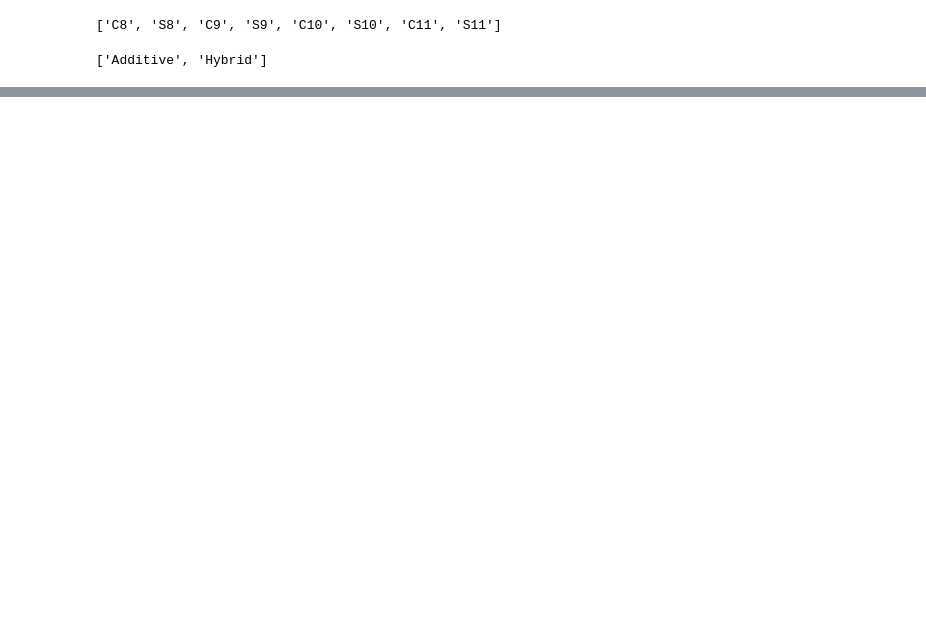
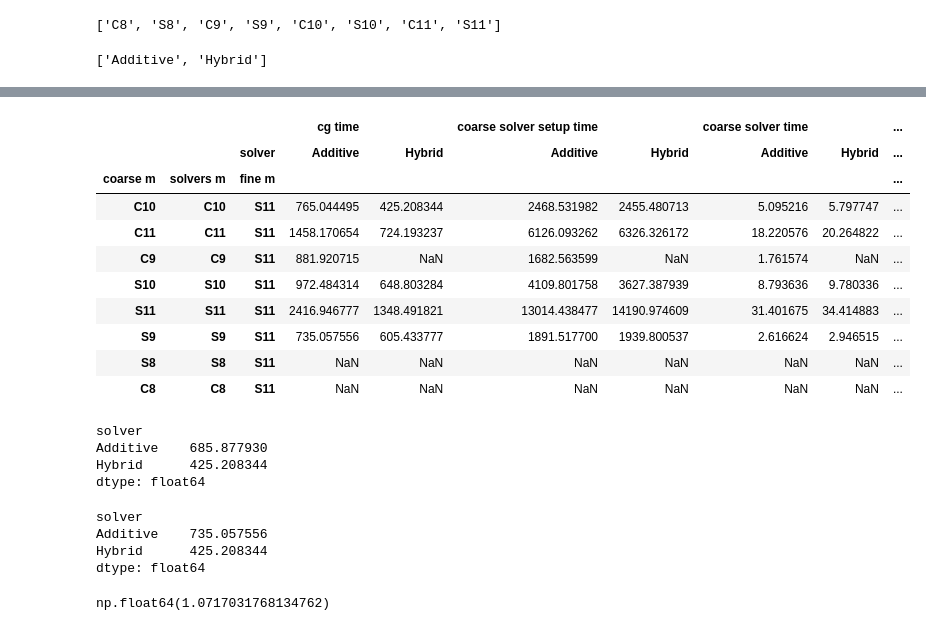
Before and after one commit to mgr0dzicki/dd-solvers, a Jupyter notebook: notebooks/parallelism_plots.ipynb, the cells around one changed output, grey strips where cells are left out. Cells and saved outputs as stored; diff of their text form; code cells hidden in the pictures; blank space fills up the shorter version.

```diff
--- a/notebooks/parallelism_plots.ipynb
+++ b/notebooks/parallelism_plots.ipynb
@@ -165,0 +168,33 @@ fig.savefig("../docs/images/parallelism_plots.svg", bbox_inches="tight")
+# %%
+classical_summary = summary[summary.index.get_level_values("coarse m") == summary.index.get_level_values("solvers m")]
+classical_summary
+# %% [output]
+|  |  |  | cg time |  | coarse solver setup time |  | coarse solver time |  | ... |
+|  |  | solver | Additive | Hybrid | Additive | Hybrid | Additive | Hybrid | ... |
+| coarse m | solvers m | fine m |  |  |  |  |  |  | ... |
+| C10 | C10 | S11 | 765.044495 | 425.208344 | 2468.531982 | 2455.480713 | 5.095216 | 5.797747 | ... |
+| C11 | C11 | S11 | 1458.170654 | 724.193237 | 6126.093262 | 6326.326172 | 18.220576 | 20.264822 | ... |
+| C9 | C9 | S11 | 881.920715 | NaN | 1682.563599 | NaN | 1.761574 | NaN | ... |
+| S10 | S10 | S11 | 972.484314 | 648.803284 | 4109.801758 | 3627.387939 | 8.793636 | 9.780336 | ... |
+| S11 | S11 | S11 | 2416.946777 | 1348.491821 | 13014.438477 | 14190.974609 | 31.401675 | 34.414883 | ... |
+| S9 | S9 | S11 | 735.057556 | 605.433777 | 1891.517700 | 1939.800537 | 2.616624 | 2.946515 | ... |
+| S8 | S8 | S11 | NaN | NaN | NaN | NaN | NaN | NaN | ... |
+| C8 | C8 | S11 | NaN | NaN | NaN | NaN | NaN | NaN | ... |
+# %%
+summary["cg time"].min()
+# %% [output]
+solver
+Additive    685.877930
+Hybrid      425.208344
+dtype: float64
+# %%
+classical_summary["cg time"].min()
+# %% [output]
+solver
+Additive    735.057556
+Hybrid      425.208344
+dtype: float64
+# %%
+classical_summary["cg time"].min()["Additive"] / summary["cg time"].min()["Additive"]
+# %% [output]
+np.float64(1.0717031768134762)
```
Also changed, not shown: parts of 4 cells of this notebook, 2 other files.
